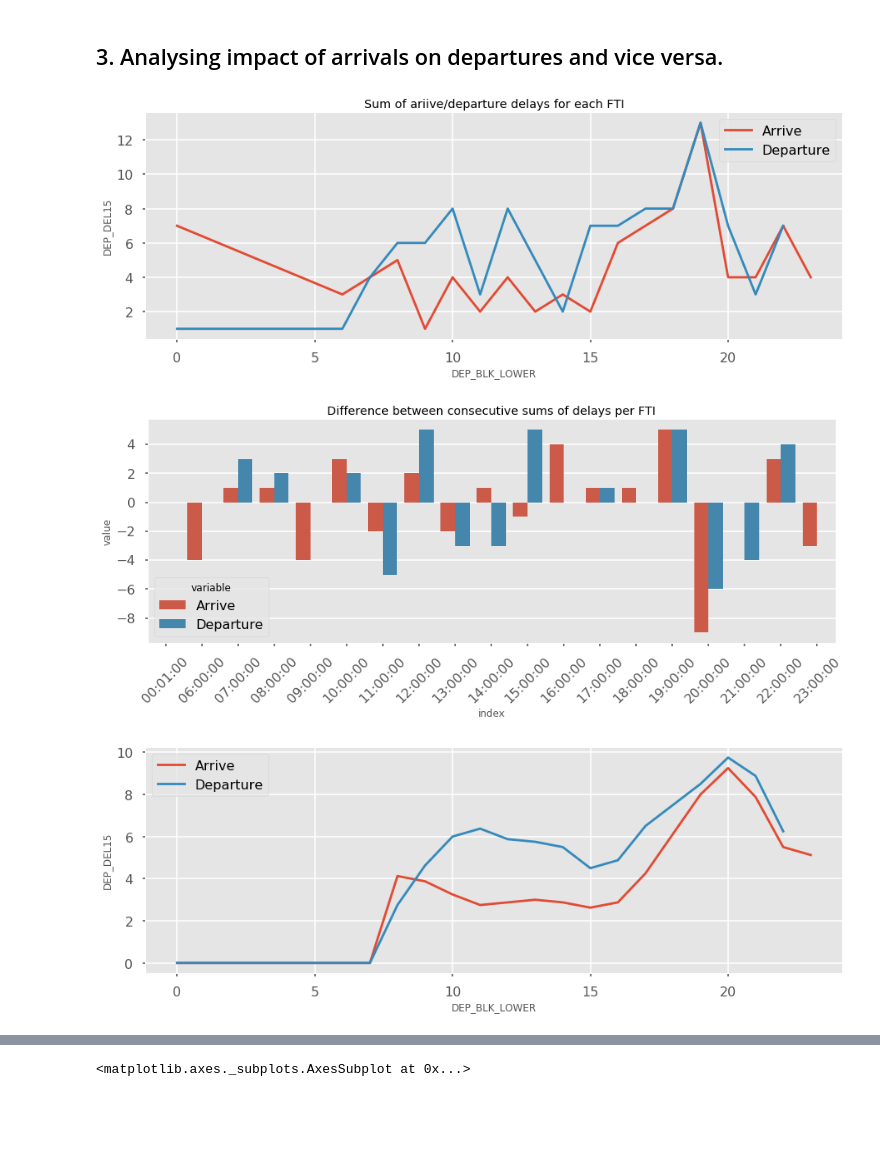
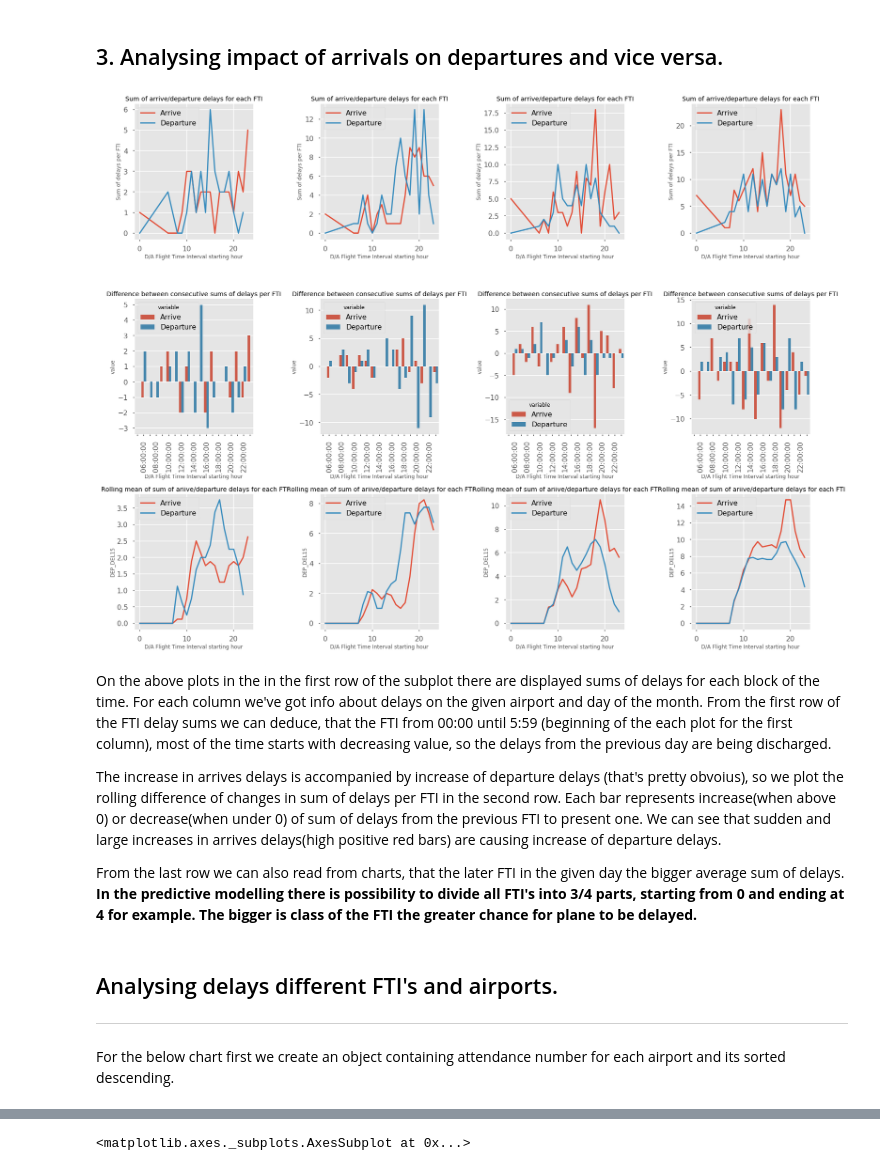
Before and after one commit to asbird/Data_analysis, a Jupyter notebook: flight-delay-prediction/Untitled1.ipynb, the cells around one changed output, grey strips where cells are left out. Saved outputs shown, nothing was run; the diff lists cells and outputs as text; code cells hidden in the pictures; blank space fills up the shorter version.

```diff
--- a/flight-delay-prediction/Untitled1.ipynb
+++ b/flight-delay-prediction/Untitled1.ipynb
@@ -288,6 +296,27 @@ def arrival_on_depart_impact(airport, day):
-# %%
-arrival_on_depart_impact('ORD', 5)
-# %% [output]
-[figure, removed]
-[figure, removed]
-[figure, removed]
+# %%
+f, axes = plt.subplots(3, 4, figsize=(25,20))
+f.tight_layout(pad=10.0)
+# sns.despine(left=True)
+arrival_on_depart_impact('DCA', 5, axes[:,0]);
+arrival_on_depart_impact('ATL', 7, axes[:,1]);
+arrival_on_depart_impact('DFW', 10, axes[:,2]);
+arrival_on_depart_impact('DFW', 23, axes[:,3]);
+
+
+
+
+
+# ax_sum2,ax_roll_diff2,ax_roll_mean2 = arrival_on_depart_impact('ORD', 6)
+# %% [output]
+[figure, added]
+# %% [markdown]
+On the above plots in the in the first row of the subplot there are displayed sums of delays for each block of the time. For each column we've got info about delays on the given airport and day of the month.
+From the first row of the FTI delay sums we can deduce, that the FTI from 00:00 until 5:59 (beginning of the each plot for the first column), most of the time starts with decreasing value, so the delays from the previous day are being discharged.
+
+The increase in arrives delays is accompanied by increase of departure delays (that's pretty obvoius), so we plot the rolling difference of changes in sum of delays per FTI in the second row. Each bar represents increase(when above 0) or decrease(when under 0) of sum of delays from the previous FTI to present one. We can see that sudden and large increases in arrives delays(high positive red bars) are causing increase of departure delays.
+
+From the last row we can also read from charts, that the later FTI in the given day the bigger average sum of delays. **In the predictive modelling there is possibility to divide all FTI's into 3/4 parts, starting from 0 and ending at 4 for example. The bigger is class of the FTI the greater chance for plane to be delayed.**
+# %% [markdown]
+## Analysing delays different FTI's and airports.
+------
+For the below chart first we create an object containing attendance number for each airport and its sorted descending.
```
Also changed, not shown: parts of 20 cells of this notebook.
